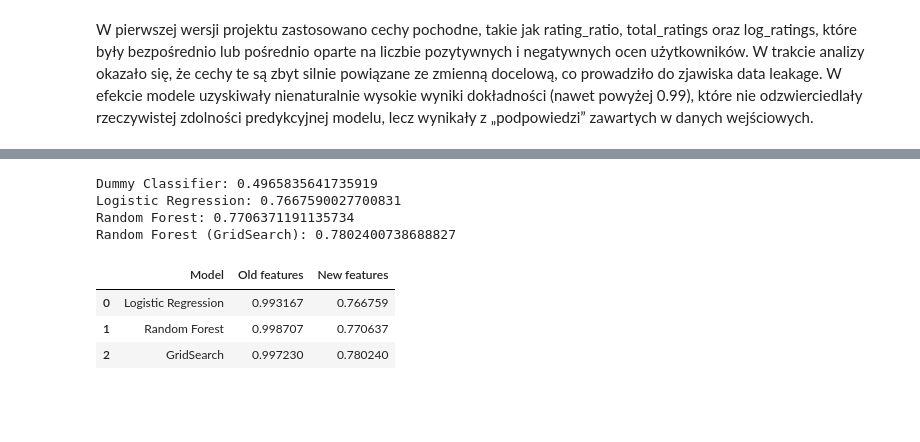
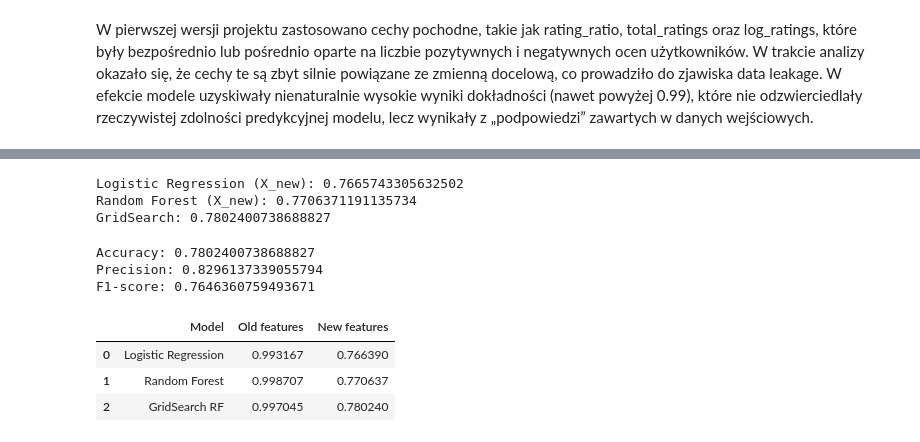
Before and after one commit to philippwaleria1-blip/steam-ml-project, a Jupyter notebook: ml_steam.ipynb, the cells around one changed output, grey strips where cells are left out. Cells and saved outputs as stored; diff of their text form; code cells hidden in the pictures; blank space fills up the shorter version.

```diff
--- a/ml_steam.ipynb
+++ b/ml_steam.ipynb
@@ -426,0 +397,11 @@ Random Forest2 accuracy: 0.7706371191135734
+# %%
+scaler = StandardScaler()
+
+X_train_new_scaled = scaler.fit_transform(X_train_new)
+X_test_new_scaled = scaler.transform(X_test_new)
+# %%
+lr_new = LogisticRegression(max_iter=1000)
+lr_new.fit(X_train_new_scaled, y_train_new)
+pred_lr_new = lr_new.predict(X_test_new_scaled)
+acc_lr_new = accuracy_score(y_test_new, pred_lr_new)
+acc_lr_new
@@ -426,0 +410,6 @@ Random Forest2 accuracy: 0.7706371191135734
+# %%
+rf_new = RandomForestClassifier(random_state=42)
+rf_new.fit(X_train_new, y_train_new)
+pred_rf_new = rf_new.predict(X_test_new)
+acc_rf_new = accuracy_score(y_test_new, pred_rf_new)
+acc_rf_new
@@ -453,35 +439,47 @@ Best RF (GridSearch) accuracy: 0.7802400738688827
 # %%
-print("Dummy Classifier:", acc_dummy2)
-print("Logistic Regression:", acc_lr2)
-print("Random Forest:", acc_rf2)
-print("Random Forest (GridSearch):", acc_best2)
+print("Logistic Regression (X_new):", acc_lr_new)
+print("Random Forest (X_new):", acc_rf_new)
+print("GridSearch:", acc_best_new)
 # %% [output]
-Dummy Classifier: 0.4965835641735919
-Logistic Regression: 0.7667590027700831
-Random Forest: 0.7706371191135734
-Random Forest (GridSearch): 0.7802400738688827
+Logistic Regression (X_new): 0.7665743305632502
+Random Forest (X_new): 0.7706371191135734
+GridSearch: 0.7802400738688827
+# %%
+pred_best_new = best_new.predict(X_test_new)
+
+acc_best_new = accuracy_score(y_test_new, pred_best_new)
+prec_best_new = precision_score(y_test_new, pred_best_new)
+f1_best_new = f1_score(y_test_new, pred_best_new)
+
+print("Accuracy:", acc_best_new)
+print("Precision:", prec_best_new)
+print("F1-score:", f1_best_new)
+# %% [output]
+Accuracy: 0.7802400738688827
+Precision: 0.8296137339055794
+F1-score: 0.7646360759493671
 # %%
 results = pd.DataFrame({
     "Model": [
         "Logistic Regression",
         "Random Forest",
-        "GridSearch"
+        "GridSearch RF"
     ],
     "Old features": [
-        acc_lr,
-        acc_rf,
-        acc_best
+        acc_feat,
+        acc_rf_old,
+        acc_best_old
     ],
     "New features": [
-        acc_lr2,
-        acc_rf2,
-        acc_best2
+        acc_lr_new,
+        acc_rf_new,
+        acc_best_new
     ]
 })
 
 results
 # %% [output]
 |  | Model | Old features | New features |
-| 0 | Logistic Regression | 0.993167 | 0.766759 |
+| 0 | Logistic Regression | 0.993167 | 0.766390 |
 | 1 | Random Forest | 0.998707 | 0.770637 |
-| 2 | GridSearch | 0.997230 | 0.780240 |
+| 2 | GridSearch RF | 0.997045 | 0.780240 |
```
Also changed, not shown: parts of 32 cells of this notebook.
